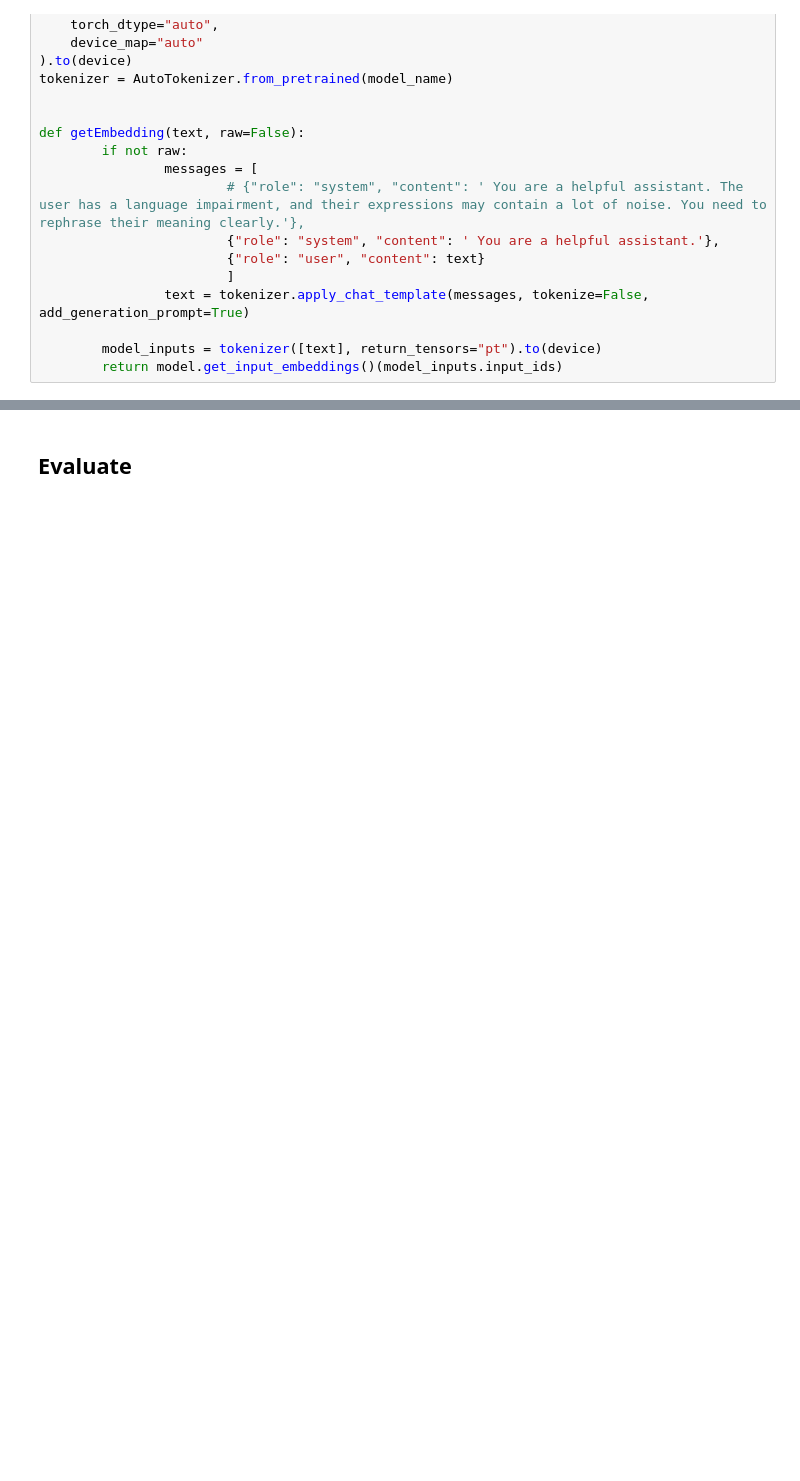
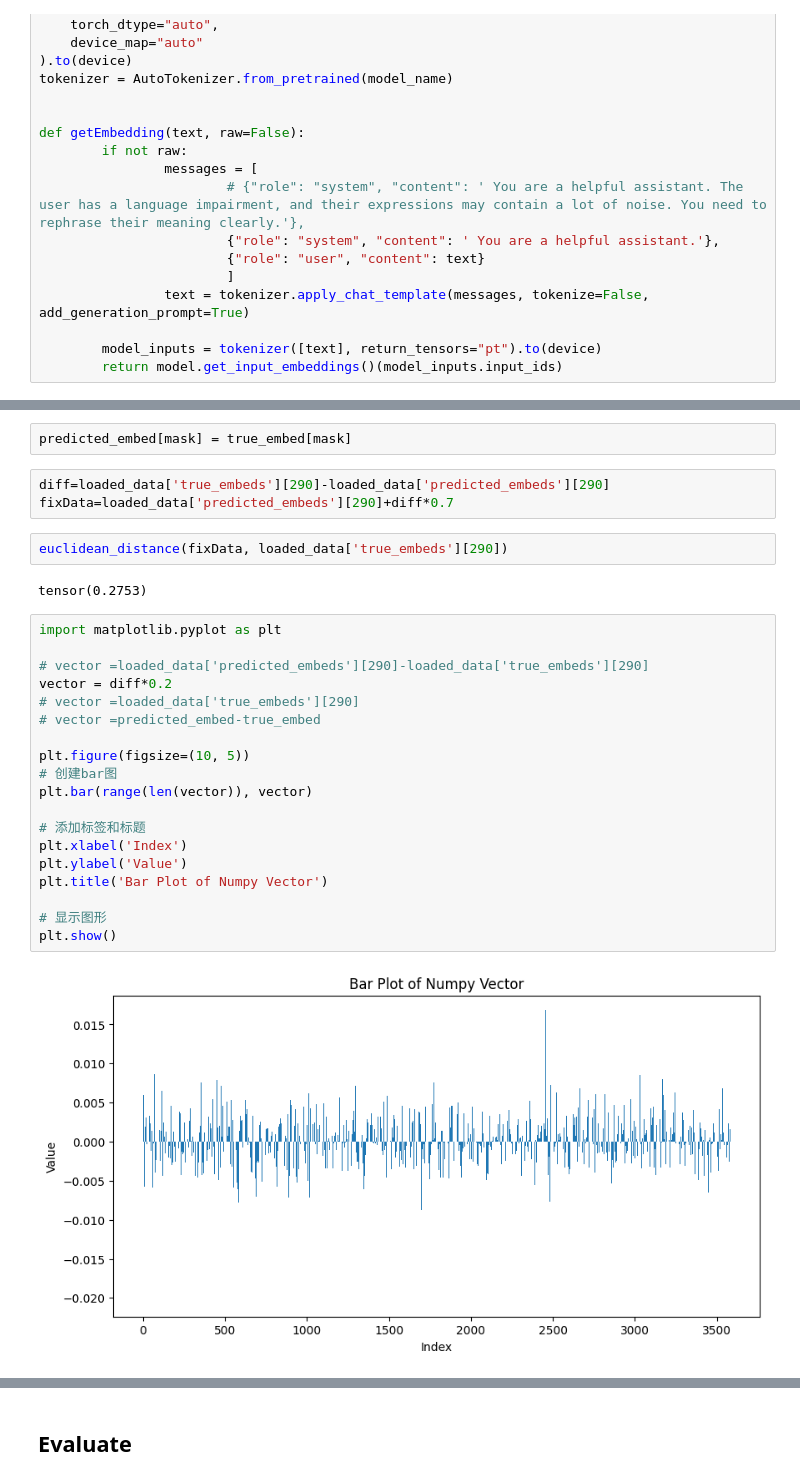
Before and after one commit to arnoliudaxia/sh-DLAndML-project, a Jupyter notebook: Experiment/InsertEmbedding/embedingInsertQwen.ipynb, the cells around one changed output, grey strips where cells are left out. Drawn from its saved outputs; the diff is of its cells as text; blank space fills up the shorter version.

```diff
--- a/Experiment/InsertEmbedding/embedingInsertQwen.ipynb
+++ b/Experiment/InsertEmbedding/embedingInsertQwen.ipynb
@@ -34,0 +213,30 @@ def getEmbedding(text, raw=False):
+# %%
+predicted_embed[mask] = true_embed[mask]
+# %%
+diff=loaded_data['true_embeds'][290]-loaded_data['predicted_embeds'][290]
+fixData=loaded_data['predicted_embeds'][290]+diff*0.7
+# %%
+euclidean_distance(fixData, loaded_data['true_embeds'][290])
+# %% [output]
+tensor(0.2753)
+# %%
+import matplotlib.pyplot as plt
+
+# vector =loaded_data['predicted_embeds'][290]-loaded_data['true_embeds'][290]
+vector = diff*0.2
+# vector =loaded_data['true_embeds'][290]
+# vector =predicted_embed-true_embed
+
+plt.figure(figsize=(10, 5))
+# 创建bar图
+plt.bar(range(len(vector)), vector)
+
+# 添加标签和标题
+plt.xlabel('Index')
+plt.ylabel('Value')
+plt.title('Bar Plot of Numpy Vector')
+
+# 显示图形
+plt.show()
+# %% [output]
+[figure, added]
```
Also changed, not shown: parts of 38 cells of this notebook, 5 other files.
